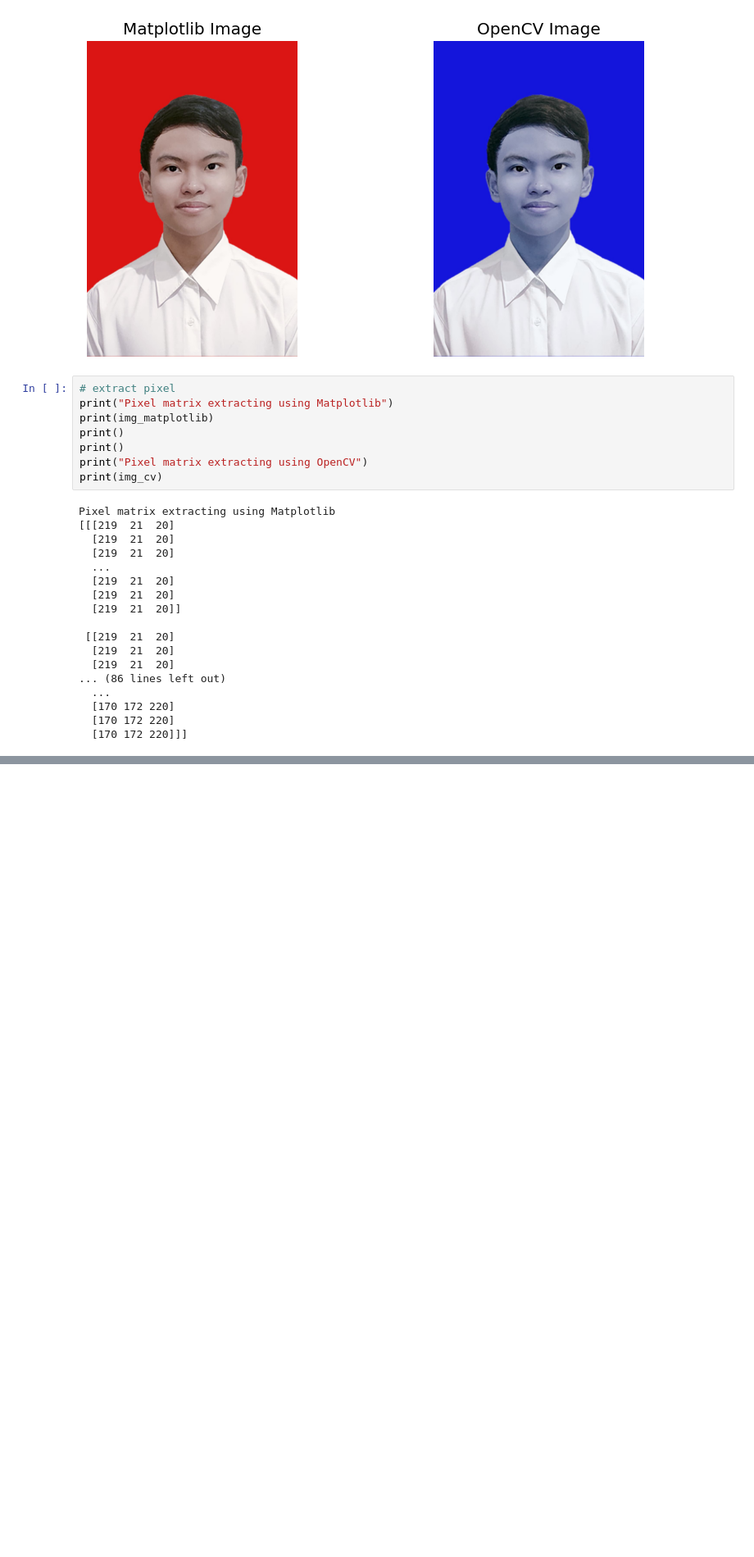
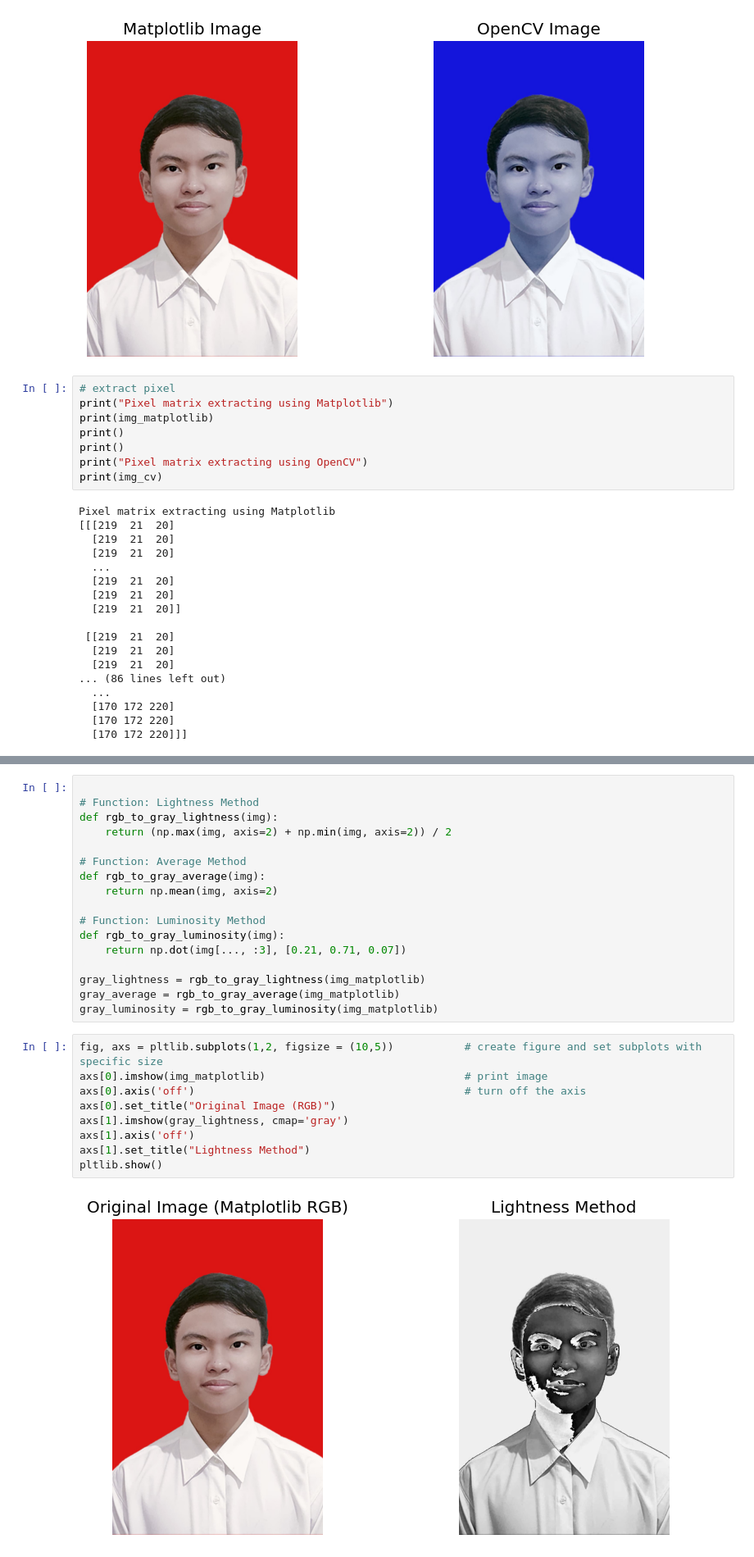
Before and after one commit to Louis3112/image_process, a Jupyter notebook: image_convert.ipynb, the cells around one changed output, grey strips where cells are left out. Shown at 82% size. Cells and saved outputs as stored; diff of their text form; blank space fills up the shorter version.

Commit message:
Add some new functions

```diff
--- a/image_convert.ipynb
+++ b/image_convert.ipynb
@@ -99 +105,29 @@ print(L)
 [figure]
+# %%
+
+# Function: Lightness Method
+def rgb_to_gray_lightness(img):
+    return (np.max(img, axis=2) + np.min(img, axis=2)) / 2
+
+# Function: Average Method
+def rgb_to_gray_average(img):
+    return np.mean(img, axis=2)
+
+# Function: Luminosity Method
+def rgb_to_gray_luminosity(img):
+    return np.dot(img[..., :3], [0.21, 0.71, 0.07])
+
+gray_lightness = rgb_to_gray_lightness(img_matplotlib)
+gray_average = rgb_to_gray_average(img_matplotlib)
+gray_luminosity = rgb_to_gray_luminosity(img_matplotlib)
+# %%
+fig, axs = pltlib.subplots(1,2, figsize = (10,5))           # create figure and set subplots with specific size
+axs[0].imshow(img_matplotlib)                               # print image
+axs[0].axis('off')                                          # turn off the axis
+axs[0].set_title("Original Image (RGB)")
+axs[1].imshow(gray_lightness, cmap='gray')
+axs[1].axis('off')
+axs[1].set_title("Lightness Method")
+pltlib.show()
+# %% [output]
+[figure, added]
```
Also changed, not shown: parts of 10 cells of this notebook, 1 other file.
